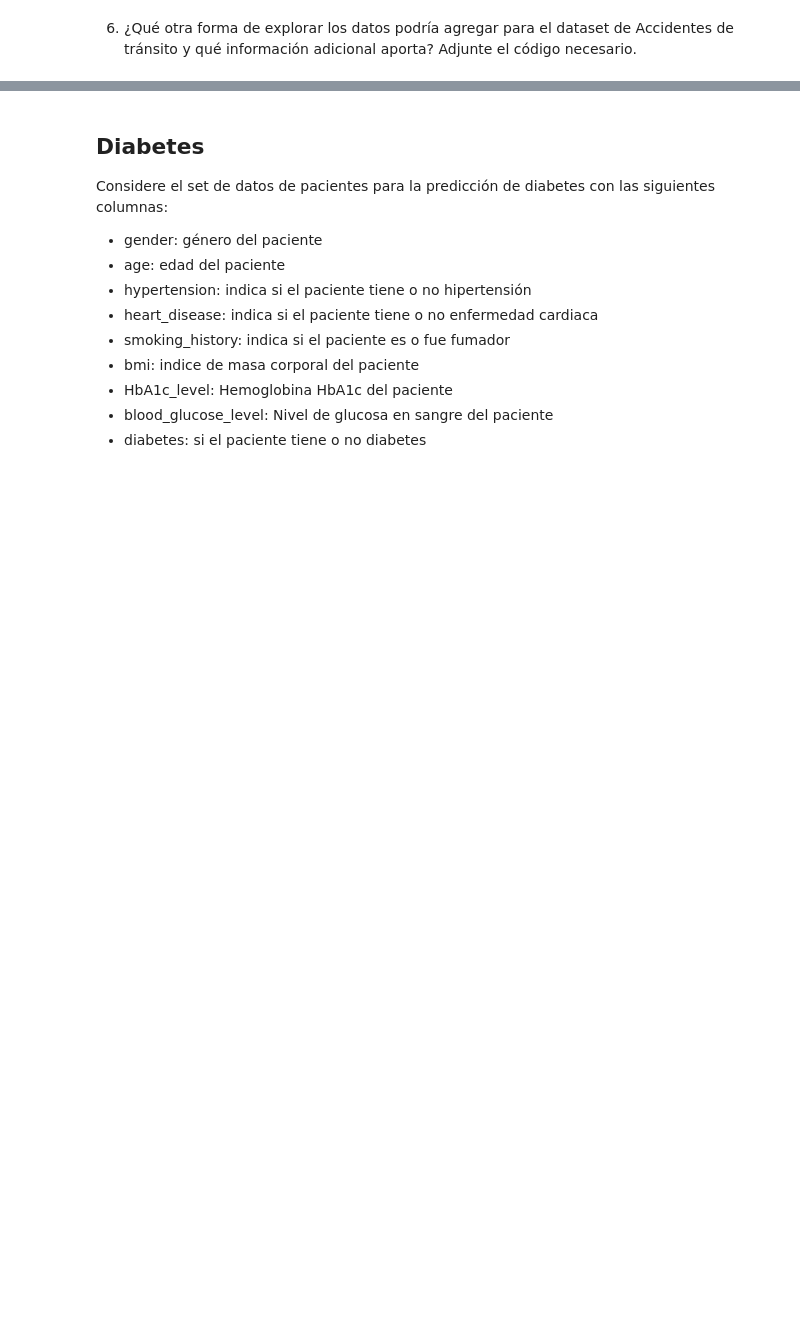
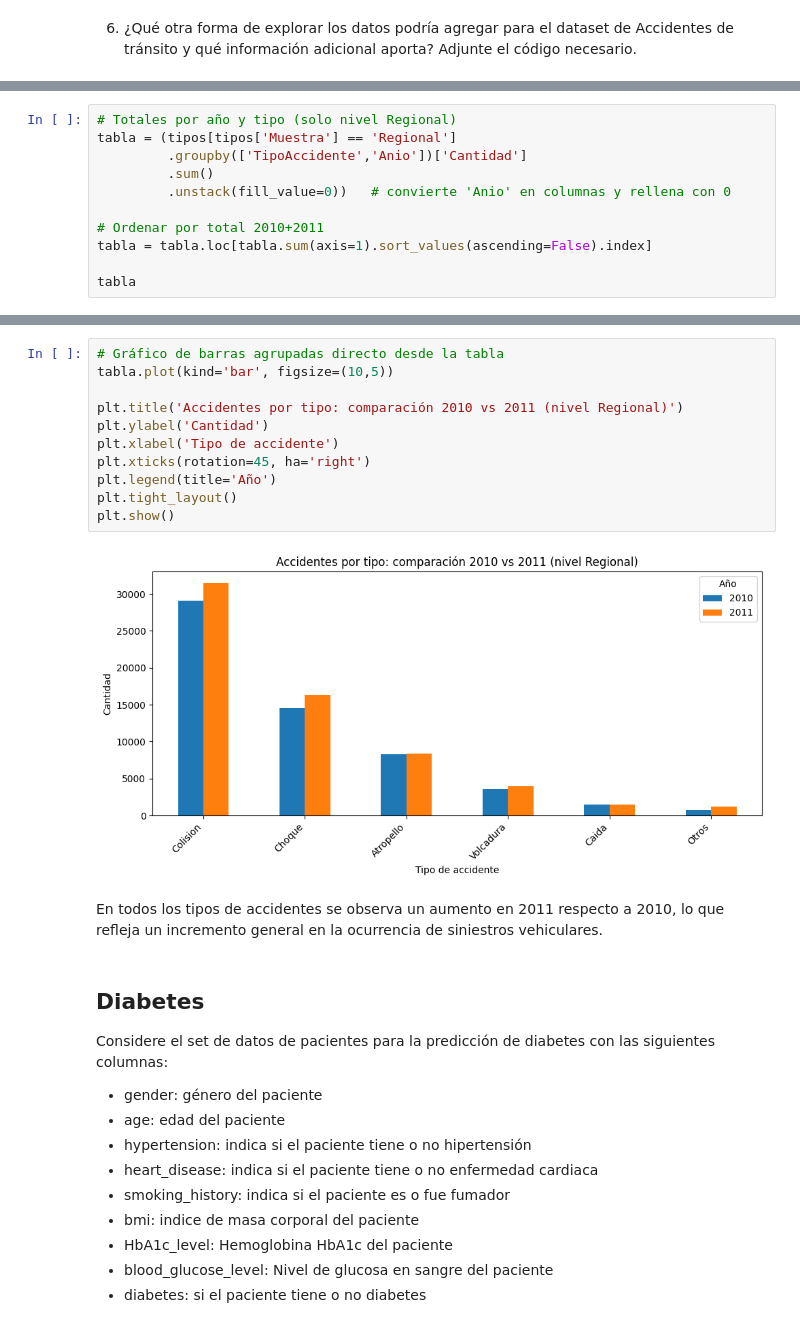
Before and after one commit to chucrutt/mineria_datos_CC5205, a Jupyter notebook: Lab2/Laboratorio_2.ipynb, the cells around one changed output, grey strips where cells are left out. Cells and saved outputs as stored; diff of their text form; blank space fills up the shorter version.

```diff
--- a/Lab2/Laboratorio_2.ipynb
+++ b/Lab2/Laboratorio_2.ipynb
@@ -117,0 +183,11 @@ REVISAR
+# %%
+# Totales por año y tipo (solo nivel Regional)
+tabla = (tipos[tipos['Muestra'] == 'Regional']
+         .groupby(['TipoAccidente','Anio'])['Cantidad']
+         .sum()
+         .unstack(fill_value=0))   # convierte 'Anio' en columnas y rellena con 0
+
+# Ordenar por total 2010+2011
+tabla = tabla.loc[tabla.sum(axis=1).sort_values(ascending=False).index]
+
+tabla
@@ -118,3 +203,18 @@ REVISAR
+# %%
+# Gráfico de barras agrupadas directo desde la tabla
+tabla.plot(kind='bar', figsize=(10,5))
+
+plt.title('Accidentes por tipo: comparación 2010 vs 2011 (nivel Regional)')
+plt.ylabel('Cantidad')
+plt.xlabel('Tipo de accidente')
+plt.xticks(rotation=45, ha='right')
+plt.legend(title='Año')
+plt.tight_layout()
+plt.show()
+# %% [output]
+[figure, added]
+# %% [markdown]
+En todos los tipos de accidentes se observa un aumento en 2011 respecto a 2010, lo que refleja un incremento general en la ocurrencia de siniestros vehiculares.
 # %% [markdown]
 ## Diabetes
 Considere el set de datos de pacientes para la predicción de diabetes con las siguientes columnas:
```
Also changed, not shown: parts of 35 cells of this notebook, 1 other file.
